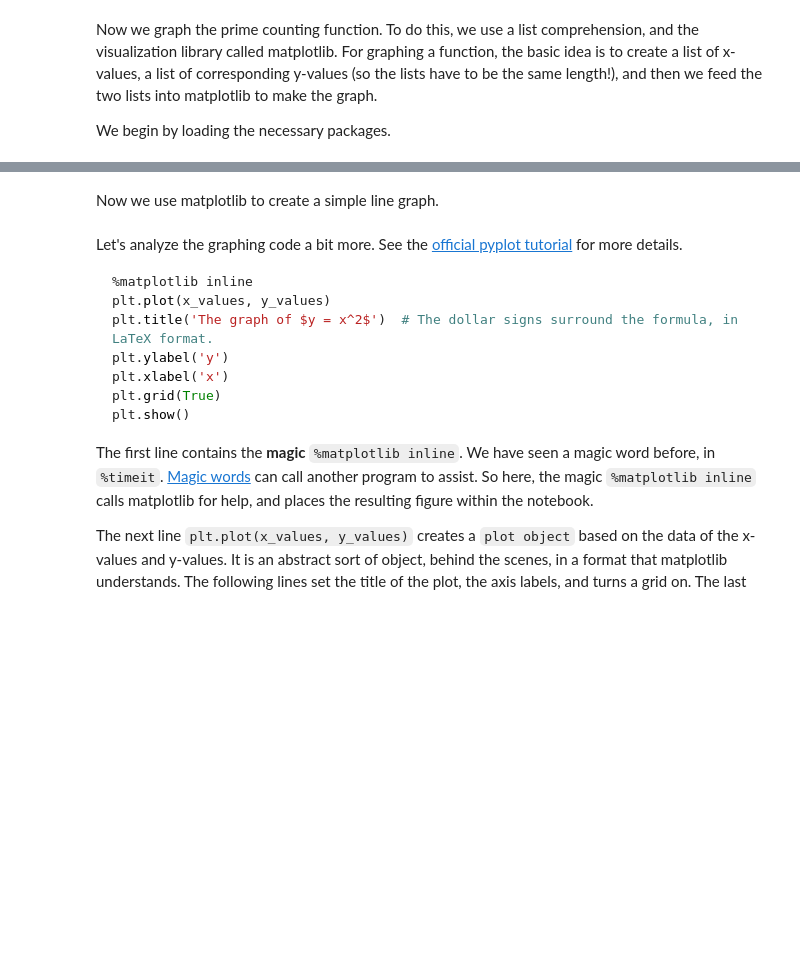
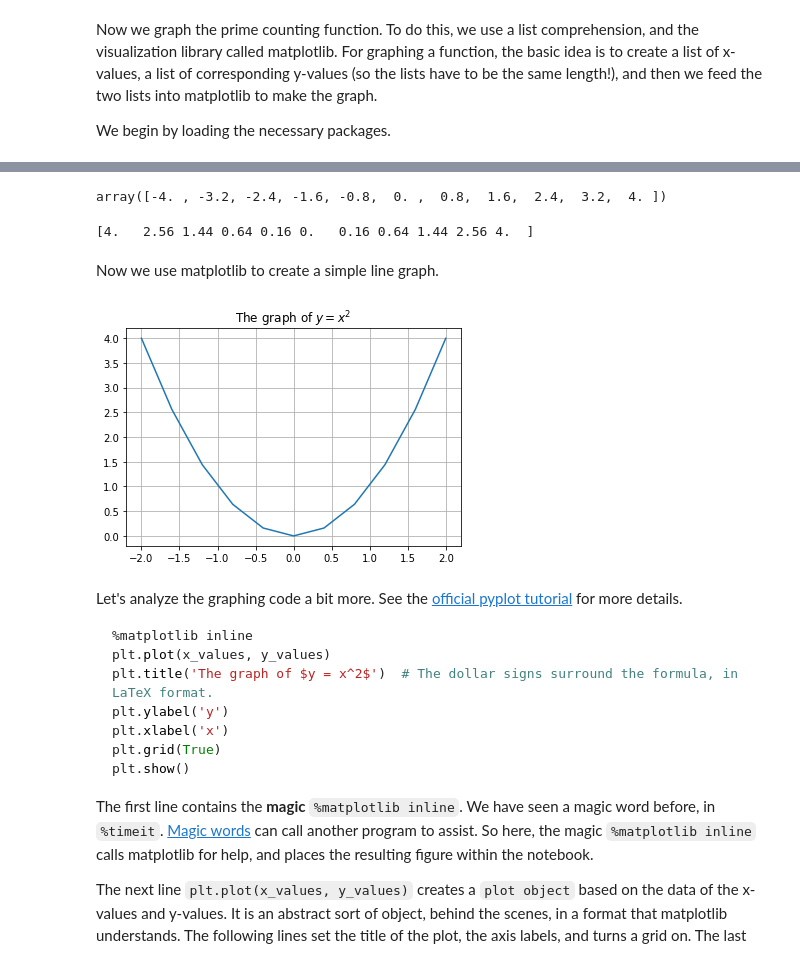
Before and after one commit to lwooliev/MATH-152, a Jupyter notebook: Copy_of_P4M_Notebook_3.ipynb, the cells around one changed output, grey strips where cells are left out. Saved outputs shown, nothing was run; the diff lists cells and outputs as text; code cells hidden in the pictures; blank space fills up the shorter version.

````diff
--- a/Copy_of_P4M_Notebook_3.ipynb
+++ b/Copy_of_P4M_Notebook_3.ipynb
@@ -645,4 +940,4 @@ Now let's graph the function $y = x^2$ over the domain $-2 \leq x \leq 2$ for pr
 # %%
-x_values = numpy.linspace(-2,2,11)  # The argument 11 is the *number* of terms, not the step size!
+x_values = np.linspace(-2,2,11)  # The argument 11 is the *number* of terms, not the step size!
 print(x_values)
 type(x_values)
@@ -655,18 +955,24 @@ The big difference is that operations on numpy arrays are interpreted differentl
 # %%
 x_values + x_values
+# %% [output]
+array([-4. , -3.2, -2.4, -1.6, -0.8,  0. ,  0.8,  1.6,  2.4,  3.2,  4. ])
 # %%
-y_values = x_values * x_values  # How is multiplication interpreted on numpy arrays?
+y_values = x_values * x_values  # How is multiplication interpreted on np arrays?
 print(y_values)
+# %% [output]
+[4.   2.56 1.44 0.64 0.16 0.   0.16 0.64 1.44 2.56 4.  ]
 # %% [markdown]
 Now we use matplotlib to create a simple line graph.
 # %%
 %matplotlib inline
 plt.plot(x_values, y_values)
 plt.title('The graph of $y = x^2$')  # The dollar signs surround the formula, in LaTeX format.
-plt.ylabel('y')
-plt.xlabel('x')
+#plt.ylabel('y')
+#plt.xlabel('x')
 plt.grid(True)
 plt.show()
+# %% [output]
+[figure, added]
 # %% [markdown]
 Let's analyze the graphing code a bit more.  See the [official pyplot tutorial](https://matplotlib.org/users/pyplot_tutorial.html) for more details.
 ```python
````
Also changed, not shown: parts of 111 cells of this notebook.
